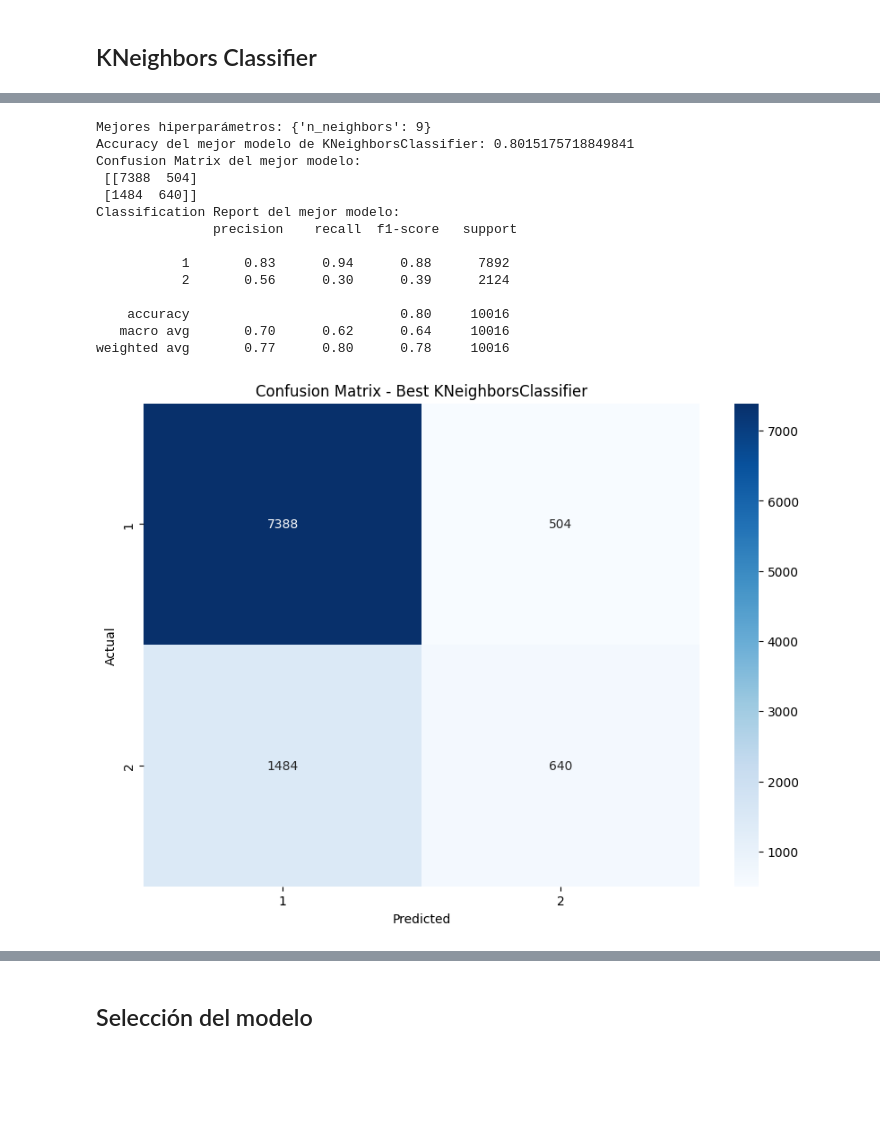
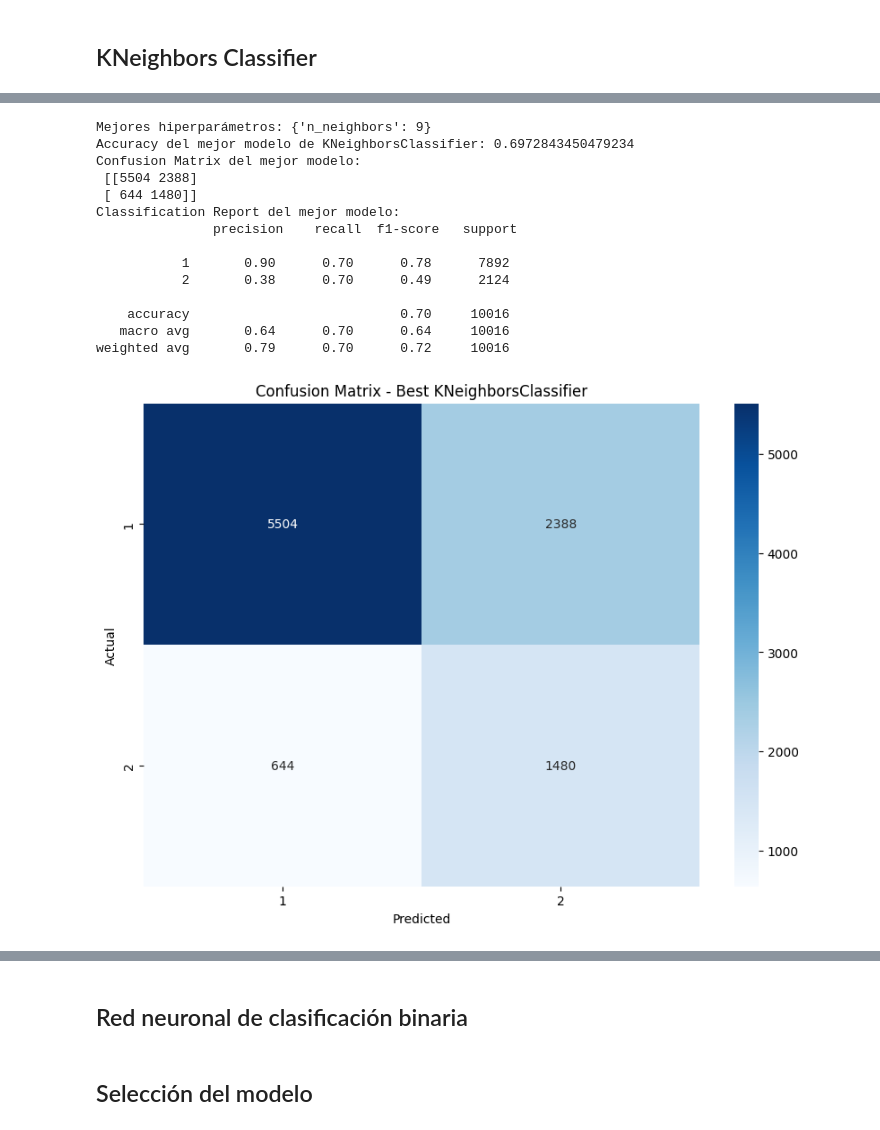
Before and after one commit to empleo-inducido/project-ml, a Jupyter notebook: models/MLFlow.ipynb, the cells around one changed output, grey strips where cells are left out. Drawn from its saved outputs; the diff is of its cells as text; code cells hidden in the pictures; blank space fills up the shorter version.

```diff
--- a/models/MLFlow.ipynb
+++ b/models/MLFlow.ipynb
@@ -319,7 +350,7 @@ nombre = f"{modelo}_{fecha_hora_actual}"
 # Iniciar una nueva ejecución en MLflow con un nombre específico
 with mlflow.start_run(run_name=nombre):
     # Ajustar GridSearchCV en los datos de entrenamiento
-    grid_search.fit(X_train, y_train)
+    grid_search.fit(X_resampled, y_resampled)
 
     # Obtener los mejores hiperparámetros
     best_params = grid_search.best_params_
@@ -429,7 +456,7 @@ nombre = f"{modelo}_{fecha_hora_actual}"
 # Iniciar una nueva ejecución en MLflow con un nombre específico
 with mlflow.start_run(run_name=nombre):
     # Ajustar GridSearchCV en los datos de entrenamiento
-    grid_search.fit(X_train, y_train)
+    grid_search.fit(X_resampled, y_resampled)
 
     # Obtener los mejores hiperparámetros
     best_params = grid_search.best_params_
@@ -560,7 +560,7 @@ nombre = f"{modelo}_{fecha_hora_actual}"
 # Iniciar una nueva ejecución en MLflow con un nombre específico
 with mlflow.start_run(run_name=nombre):
     # Ajustar GridSearchCV en los datos de entrenamiento
-    grid_search.fit(X_train, y_train)
+    grid_search.fit(X_resampled, y_resampled)
 
     # Obtener los mejores hiperparámetros
     best_params = grid_search.best_params_
@@ -670,7 +666,7 @@ nombre = f"{modelo}_{fecha_hora_actual}"
 # Iniciar una nueva ejecución en MLflow con un nombre específico
 with mlflow.start_run(run_name=nombre):
     # Ajustar GridSearchCV en los datos de entrenamiento
-    grid_search.fit(X_train, y_train)
+    grid_search.fit(X_resampled, y_resampled)
 
     # Obtener los mejores hiperparámetros
     best_params = grid_search.best_params_
@@ -803,7 +772,7 @@ nombre = f"{modelo}_{fecha_hora_actual}"
 # Iniciar una nueva ejecución en MLflow con un nombre específico
 with mlflow.start_run(run_name=nombre):
     # Ajustar GridSearchCV en los datos de entrenamiento
-    grid_search.fit(X_train, y_train)
+    grid_search.fit(X_resampled, y_resampled)
 
     # Obtener los mejores hiperparámetros
     best_params = grid_search.best_params_
@@ -884,16 +849,18 @@ mlflow.end_run()
 Mejores hiperparámetros: {'n_neighbors': 9}
-Accuracy del mejor modelo de KNeighborsClassifier: 0.8015175718849841
+Accuracy del mejor modelo de KNeighborsClassifier: 0.6972843450479234
 Confusion Matrix del mejor modelo:
- [[7388  504]
- [1484  640]]
+ [[5504 2388]
+ [ 644 1480]]
 Classification Report del mejor modelo:
                precision    recall  f1-score   support
 
-           1       0.83      0.94      0.88      7892
-           2       0.56      0.30      0.39      2124
+           1       0.90      0.70      0.78      7892
+           2       0.38      0.70      0.49      2124
 
-    accuracy                           0.80     10016
-   macro avg       0.70      0.62      0.64     10016
-weighted avg       0.77      0.80      0.78     10016
+    accuracy                           0.70     10016
+   macro avg       0.64      0.70      0.64     10016
+weighted avg       0.79      0.70      0.72     10016
-[figure, old version]
+[figure, new version]
 [figure]
+# %% [markdown]
+## Red neuronal de clasificación binaria
```
Also changed, not shown: parts of 18 cells of this notebook, 5 other files.
